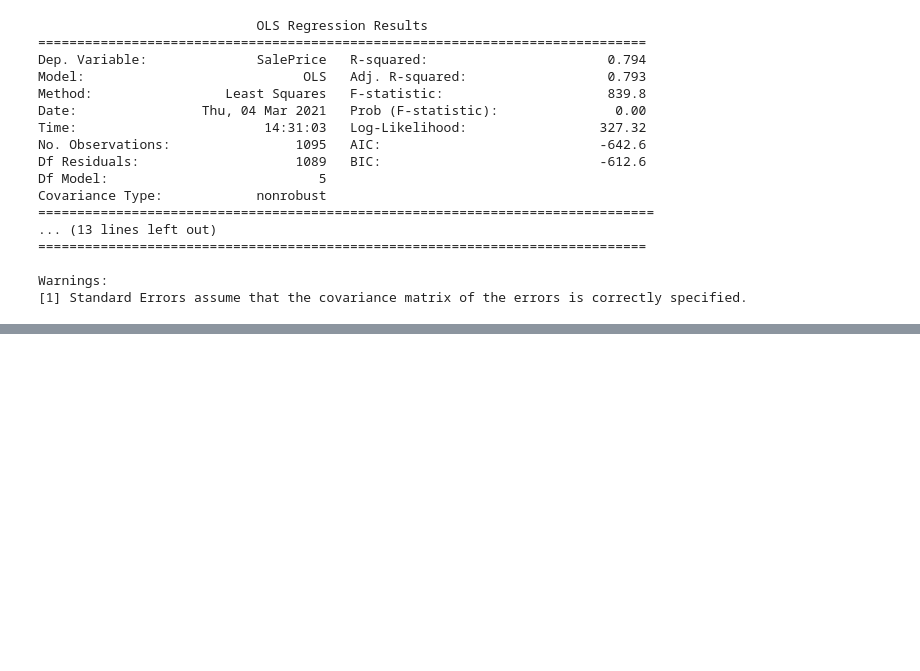
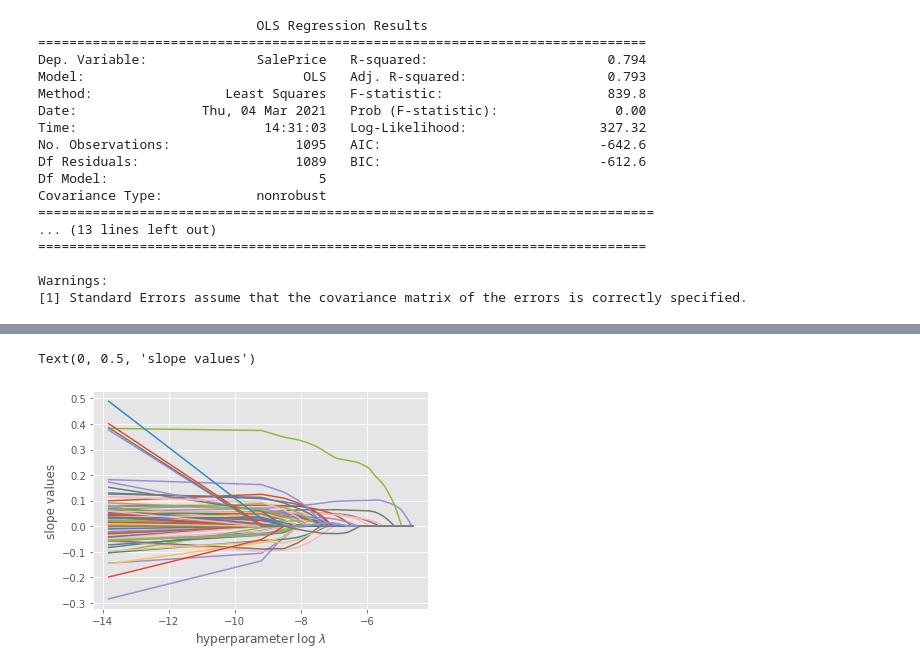
Before and after one commit to evgeniya-engel/ameshousing, a Jupyter notebook: Casey/modeling.ipynb, the cells around one changed output, grey strips where cells are left out. Cells and saved outputs as stored; diff of their text form; code cells hidden in the pictures; blank space fills up the shorter version.

```diff
--- a/Casey/modeling.ipynb
+++ b/Casey/modeling.ipynb
@@ -177,0 +223,8 @@ Warnings:
+# %%
+for name in coefs_lasso.columns:
+    plt.plot(np.log(coefs_lasso.index), coefs_lasso[name], label=name)
+plt.xlabel(r'hyperparameter log $\lambda$')
+plt.ylabel(r'slope values')
+# %% [output]
+Text(0, 0.5, 'slope values')
+[figure, added]
```
Also changed, not shown: parts of 18 cells of this notebook.
